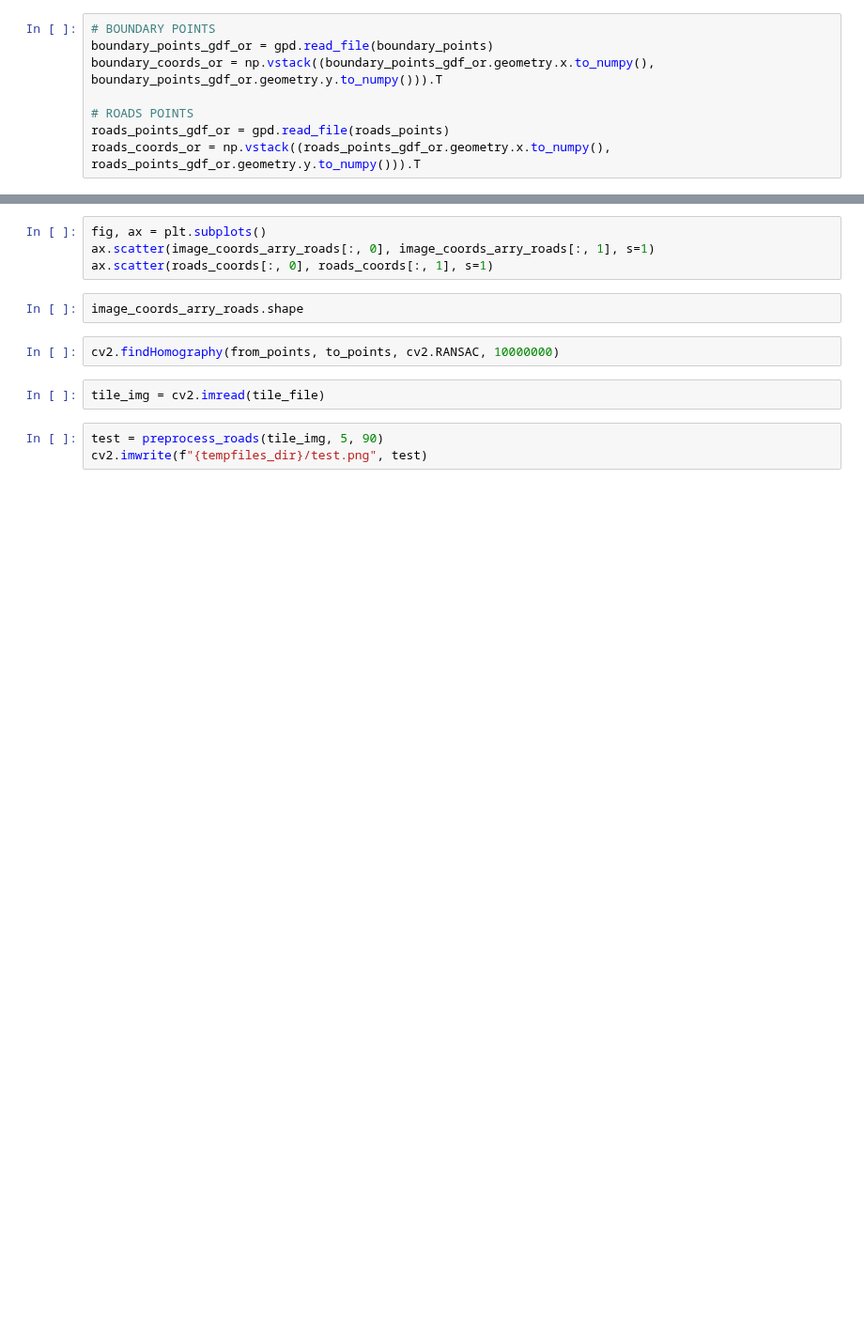
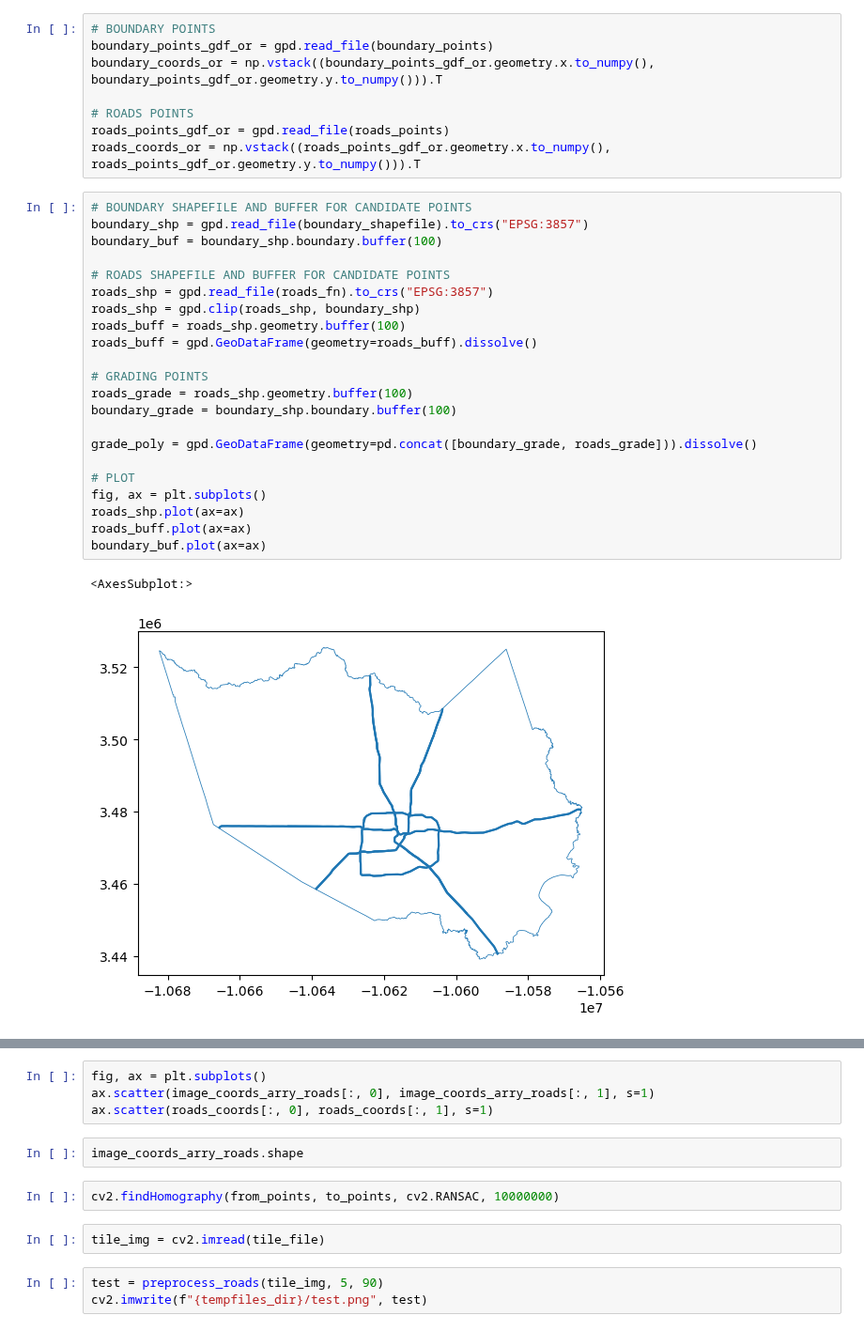
Before and after one commit to f-haces/RECTDNN, a Jupyter notebook: Adjust_Prediction_Optimized.ipynb, the cells around one changed output, grey strips where cells are left out. Shown at 94% size. Saved outputs shown, nothing was run; the diff lists cells and outputs as text; blank space fills up the shorter version.

```diff
--- a/Adjust_Prediction_Optimized.ipynb
+++ b/Adjust_Prediction_Optimized.ipynb
@@ -125,3 +109,28 @@ boundary_coords_or = np.vstack((boundary_points_gdf_or.geometry.x.to_numpy(), bo
 # ROADS POINTS
 roads_points_gdf_or = gpd.read_file(roads_points)
 roads_coords_or = np.vstack((roads_points_gdf_or.geometry.x.to_numpy(), roads_points_gdf_or.geometry.y.to_numpy())).T
+# %%
+# BOUNDARY SHAPEFILE AND BUFFER FOR CANDIDATE POINTS
+boundary_shp = gpd.read_file(boundary_shapefile).to_crs("EPSG:3857")
+boundary_buf = boundary_shp.boundary.buffer(100)
+
+# ROADS SHAPEFILE AND BUFFER FOR CANDIDATE POINTS
+roads_shp = gpd.read_file(roads_fn).to_crs("EPSG:3857")
+roads_shp = gpd.clip(roads_shp, boundary_shp)
+roads_buff = roads_shp.geometry.buffer(100)
+roads_buff = gpd.GeoDataFrame(geometry=roads_buff).dissolve()
+
+# GRADING POINTS
+roads_grade = roads_shp.geometry.buffer(100)
+boundary_grade = boundary_shp.boundary.buffer(100)
+
+grade_poly = gpd.GeoDataFrame(geometry=pd.concat([boundary_grade, roads_grade])).dissolve()
+
+# PLOT
+fig, ax = plt.subplots()
+roads_shp.plot(ax=ax)
+roads_buff.plot(ax=ax)
+boundary_buf.plot(ax=ax)
+# %% [output]
+<AxesSubplot:>
+[figure, added]
```
Also changed, not shown: parts of 8 cells of this notebook, 2 other files.
